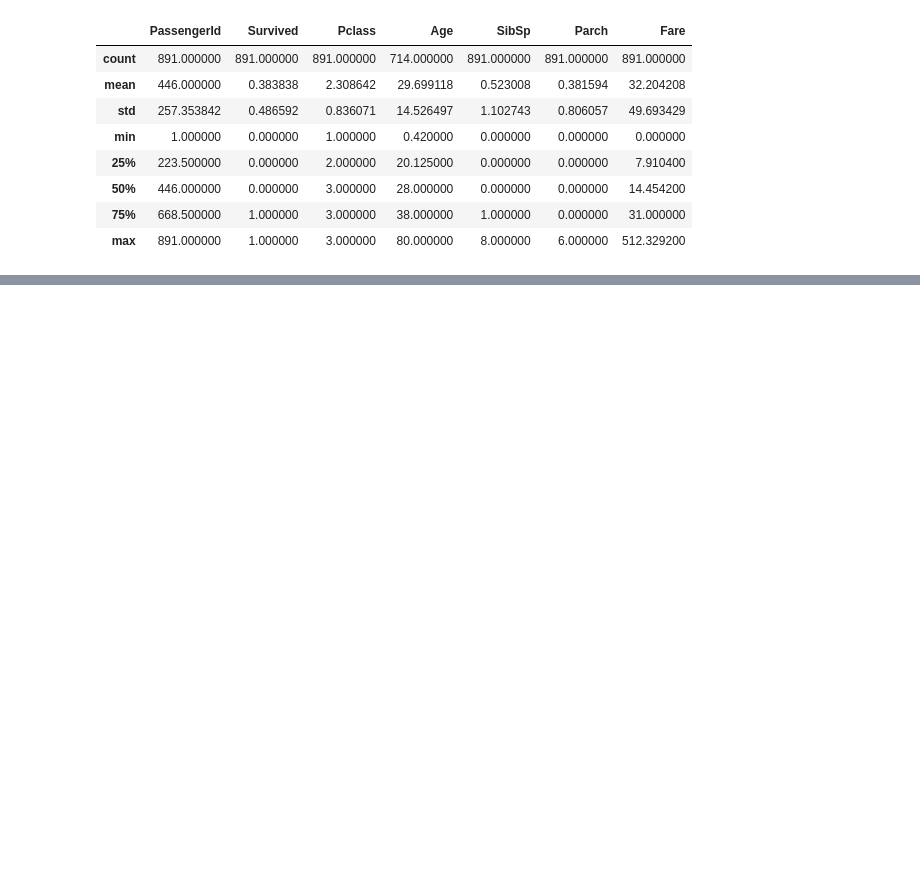
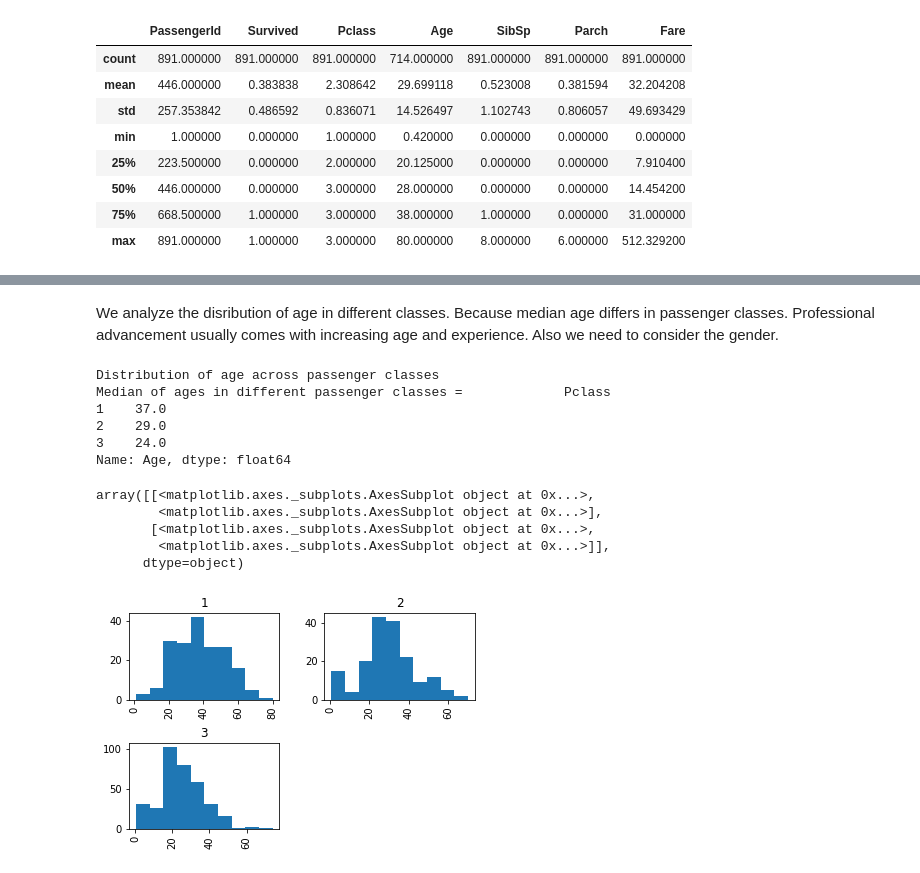
Before and after one commit to SankethBK/100-Data-Science-Projects, a Jupyter notebook: 2. Titanic data/Titanic data analysis.ipynb, the cells around one changed output, grey strips where cells are left out. Saved outputs shown, nothing was run; the diff lists cells and outputs as text; code cells hidden in the pictures; blank space fills up the shorter version.

Commit message:
Finished Titanic 1st stage

```diff
--- a/2. Titanic data/Titanic data analysis.ipynb
+++ b/2. Titanic data/Titanic data analysis.ipynb
@@ -5,9 +5,9 @@ import numpy as np
 import pandas as pd
 import matplotlib.pyplot as plt
 # %%
-train_data = pd.read_csv("titanic/train.csv")
-test_data = pd.read_csv("titanic/test.csv")
+data = pd.read_csv("titanic/train.csv")
+test_data = pd.read_csv('titanic/test.csv')
 
-df_all = pd.concat([train_data, test_data], sort = True)
-df_all.isna().sum()
+print(data.shape)
+data.isna().sum()
 # %% [output]
@@ -106,0 +100,24 @@ Distribution of Age
+# %% [markdown]
+We analyze the disribution of age in different classes. Because median age differs in passenger classes. Professional advancement usually comes with increasing age and experience. Also we need to consider the gender.
+# %%
+# Distribution of age across passenger classes
+print("Distribution of age across passenger classes")
+print(F"Median of ages in different passenger classes = \
+            {data.groupby( ['Pclass'] )['Age'].median()}")
+
+
+# This is super useful and saves lot of work
+data["Age"].hist(by = data["Pclass"])    # look at the docs of df.groupby(by = ). We can group them in multiple ways
+# %% [output]
+Distribution of age across passenger classes
+Median of ages in different passenger classes =             Pclass
+1    37.0
+2    29.0
+3    24.0
+Name: Age, dtype: float64
+array([[<matplotlib.axes._subplots.AxesSubplot object at 0x...>,
+        <matplotlib.axes._subplots.AxesSubplot object at 0x...>],
+       [<matplotlib.axes._subplots.AxesSubplot object at 0x...>,
+        <matplotlib.axes._subplots.AxesSubplot object at 0x...>]],
+      dtype=object)
+[figure, added]
```
Also changed, not shown: parts of 69 cells of this notebook, 9 other files.
